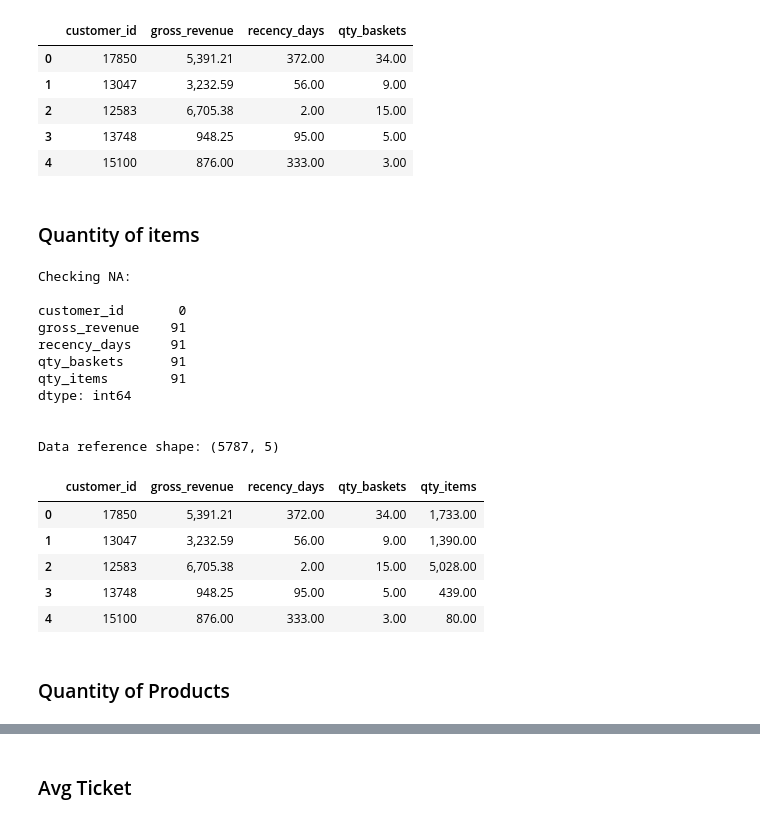
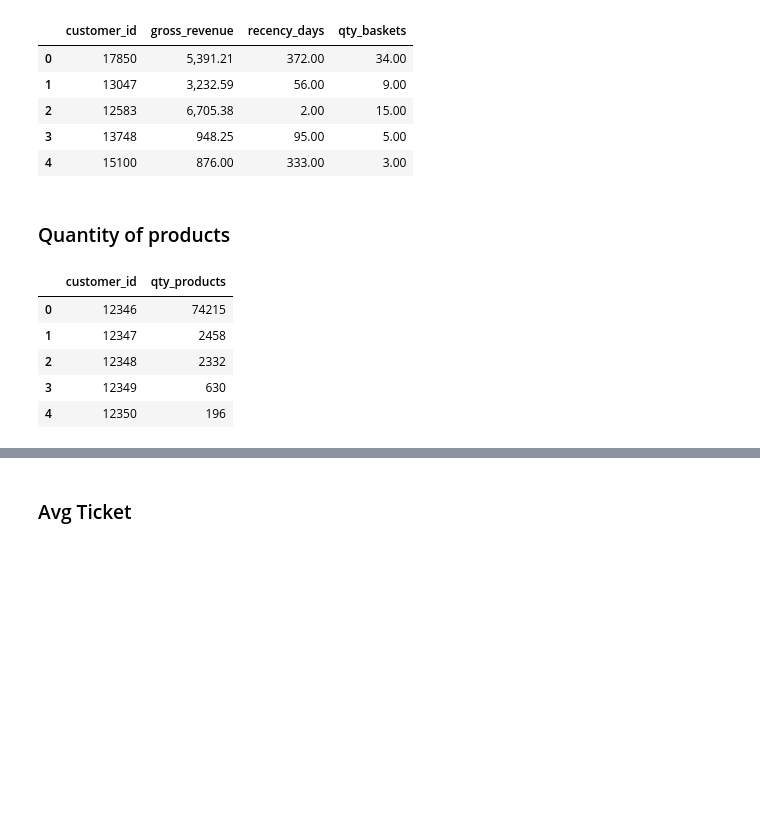
Before and after one commit to marianaborgal/P005_CustomerClustering, a Jupyter notebook: notebooks/c0.4-mba-live31-Feature-Engineering-I.ipynb, the cells around one changed output, grey strips where cells are left out. Drawn from its saved outputs; the diff is of its cells as text; code cells hidden in the pictures; blank space fills up the shorter version.

```diff
--- a/notebooks/c0.4-mba-live31-Feature-Engineering-I.ipynb
+++ b/notebooks/c0.4-mba-live31-Feature-Engineering-I.ipynb
@@ -525,39 +524,33 @@ Data reference shape: (5787, 4)
 | 3 | 13748 | 948.25 | 95.00 | 5.00 |
 | 4 | 15100 | 876.00 | 333.00 | 3.00 |
 # %% [markdown]
-### Quantity of items
+### Quantity of products
 # %%
-# === QUANTITY OF ITEMS - sum of number of produts per 'customer_id'
+# === QUANTITY OF PRODUTS - number of produts per 'customer_id'
 
 # grouping 'quantity' by 'customer_id'
-df_qty_items = df2_purchases.loc[:, ['customer_id','quantity']].groupby('customer_id').sum().reset_index()
-df_qty_items = df_qty_items.rename(columns={'customer_id': 'customer_id','quantity': 'qty_items'}) # changing columns names
-df_qty_items.head()
+df_qty_products = df2_purchases.loc[:, ['customer_id','quantity']].groupby('customer_id').sum().reset_index()
+#df_freq = df2_purchases.loc[:, ['customer_id','quantity']].drop_duplicates().groupby('customer_id').count().reset_index()
+df_qty_products = df_qty_products.rename(columns={'customer_id': 'customer_id','quantity': 'qty_products'}) # changing columns names
+df_qty_products.head()
 
 
 # # === merging dataframes
-df_ref = pd.merge(df_ref, df_qty_items, on='customer_id', how='left')
+df_ref = pd.merge(df_ref, df_qty_products, on='customer_id', how='left')
 print('Checking NA:\n')
 print(df_ref.isna().sum(),'\n\n')
 print('Data reference shape:', df_ref.shape)
 df_ref.head()
+
+# === notes
+
+# df_qty_products.head() - queremos a soma das quantidades de produtos compradas por customer, fazendo o 'groupby' com 'count' temos a quantidade de 'stock_code' únicos
+# 	customer_id	qty_products
+# 0	  12346       	74215
 # %% [output]
-Checking NA:
-
-customer_id       0
-gross_revenue    91
-recency_days     91
-qty_baskets      91
-qty_items        91
-dtype: int64
-
-
-Data reference shape: (5787, 5)
-|  | customer_id | gross_revenue | recency_days | qty_baskets | qty_items |
-| 0 | 17850 | 5,391.21 | 372.00 | 34.00 | 1,733.00 |
-| 1 | 13047 | 3,232.59 | 56.00 | 9.00 | 1,390.00 |
-| 2 | 12583 | 6,705.38 | 2.00 | 15.00 | 5,028.00 |
-| 3 | 13748 | 948.25 | 95.00 | 5.00 | 439.00 |
-| 4 | 15100 | 876.00 | 333.00 | 3.00 | 80.00 |
+|  | customer_id | qty_products |
+| 0 | 12346 | 74215 |
+| 1 | 12347 | 2458 |
+| 2 | 12348 | 2332 |
+| 3 | 12349 | 630 |
+| 4 | 12350 | 196 |
-# %% [markdown]
-### Quantity of Products
```
Also changed, not shown: parts of 24 cells of this notebook, 9 other files.
